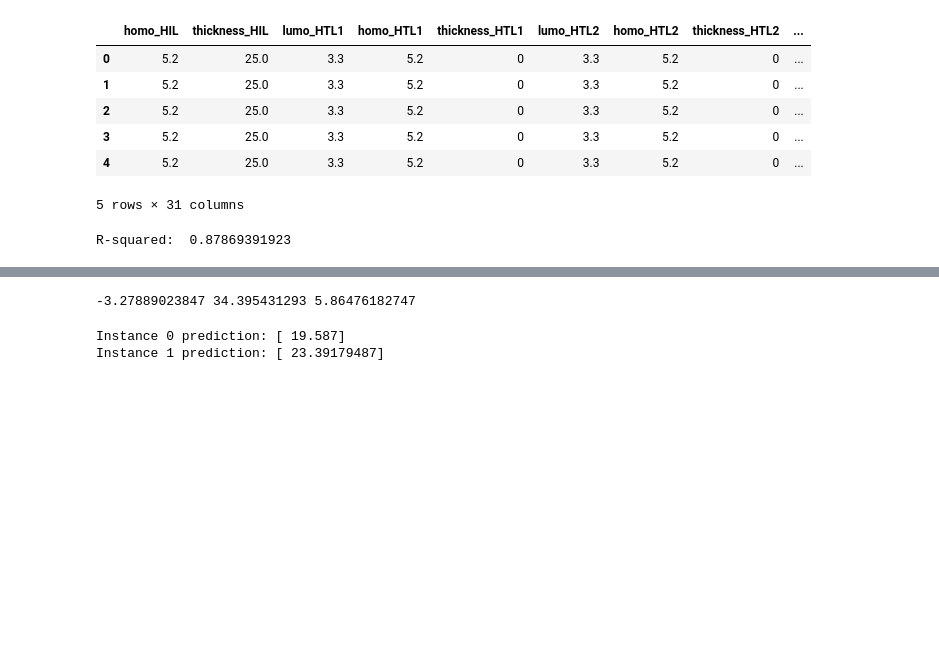
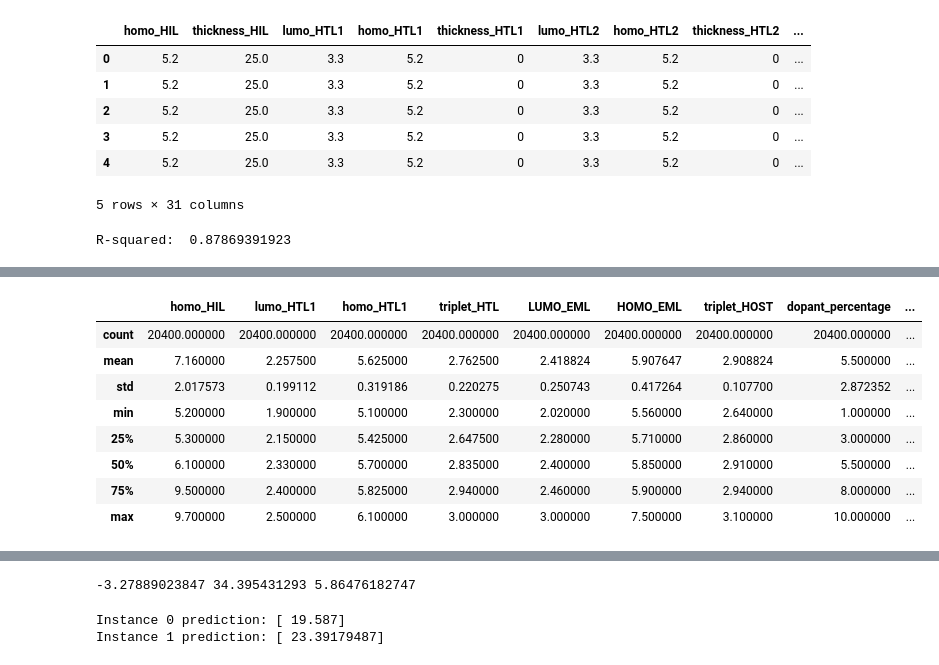
Before and after one commit to asyrafjanai/OLED-model, a Jupyter notebook: 5.0 - using saved model - pickle.ipynb, the cells around one changed output, grey strips where cells are left out. Cells and saved outputs as stored; diff of their text form; code cells hidden in the pictures; blank space fills up the shorter version.

```diff
--- a/5.0 - using saved model - pickle.ipynb
+++ b/5.0 - using saved model - pickle.ipynb
@@ -156,0 +83,17 @@ df.describe()
+# %%
+df = pd.read_pickle('C:/Anaconda3/projects/oled/firpic_devices.pkl')
+
+data = df.drop(['thick_HIL', 'thickness_HTL1', 'thickness_HTL2', 'thickness_HTL3', 'total_HTL_thickness', 'thickness_EML',
+               'total ETL', 'thickness_ETL2', 'thickness_ETL1','thickness_EIL', 'cd/a', 'lumo_dopant', 'homo_dopant',
+               'triplet_dopant', 'lumo_ETL1', 'homo_ETL1', 'lumo_HTL2', 'homo_HTL2', 'lumo_HTL3', 'homo_HTL3'], axis=1)
+data.describe()
+# %% [output]
+|  | homo_HIL | lumo_HTL1 | homo_HTL1 | triplet_HTL | LUMO_EML | HOMO_EML | triplet_HOST | dopant_percentage | ... |
+| count | 20400.000000 | 20400.000000 | 20400.000000 | 20400.000000 | 20400.000000 | 20400.000000 | 20400.000000 | 20400.000000 | ... |
+| mean | 7.160000 | 2.257500 | 5.625000 | 2.762500 | 2.418824 | 5.907647 | 2.908824 | 5.500000 | ... |
+| std | 2.017573 | 0.199112 | 0.319186 | 0.220275 | 0.250743 | 0.417264 | 0.107700 | 2.872352 | ... |
+| min | 5.200000 | 1.900000 | 5.100000 | 2.300000 | 2.020000 | 5.560000 | 2.640000 | 1.000000 | ... |
+| 25% | 5.300000 | 2.150000 | 5.425000 | 2.647500 | 2.280000 | 5.710000 | 2.860000 | 3.000000 | ... |
+| 50% | 6.100000 | 2.330000 | 5.700000 | 2.835000 | 2.400000 | 5.850000 | 2.910000 | 5.500000 | ... |
+| 75% | 9.500000 | 2.400000 | 5.825000 | 2.940000 | 2.460000 | 5.900000 | 2.940000 | 8.000000 | ... |
+| max | 9.700000 | 2.500000 | 6.100000 | 3.000000 | 3.000000 | 7.500000 | 3.100000 | 10.000000 | ... |
```
Also changed, not shown: parts of 8 cells of this notebook.
